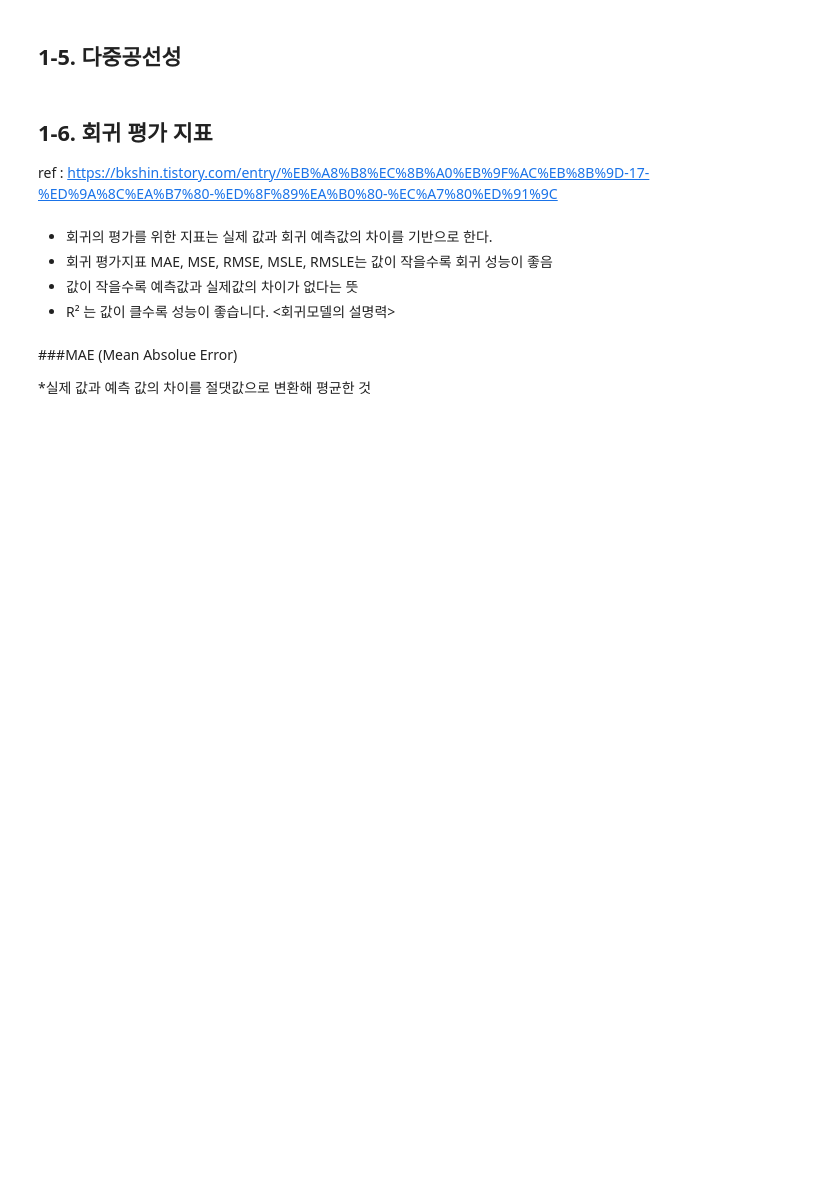
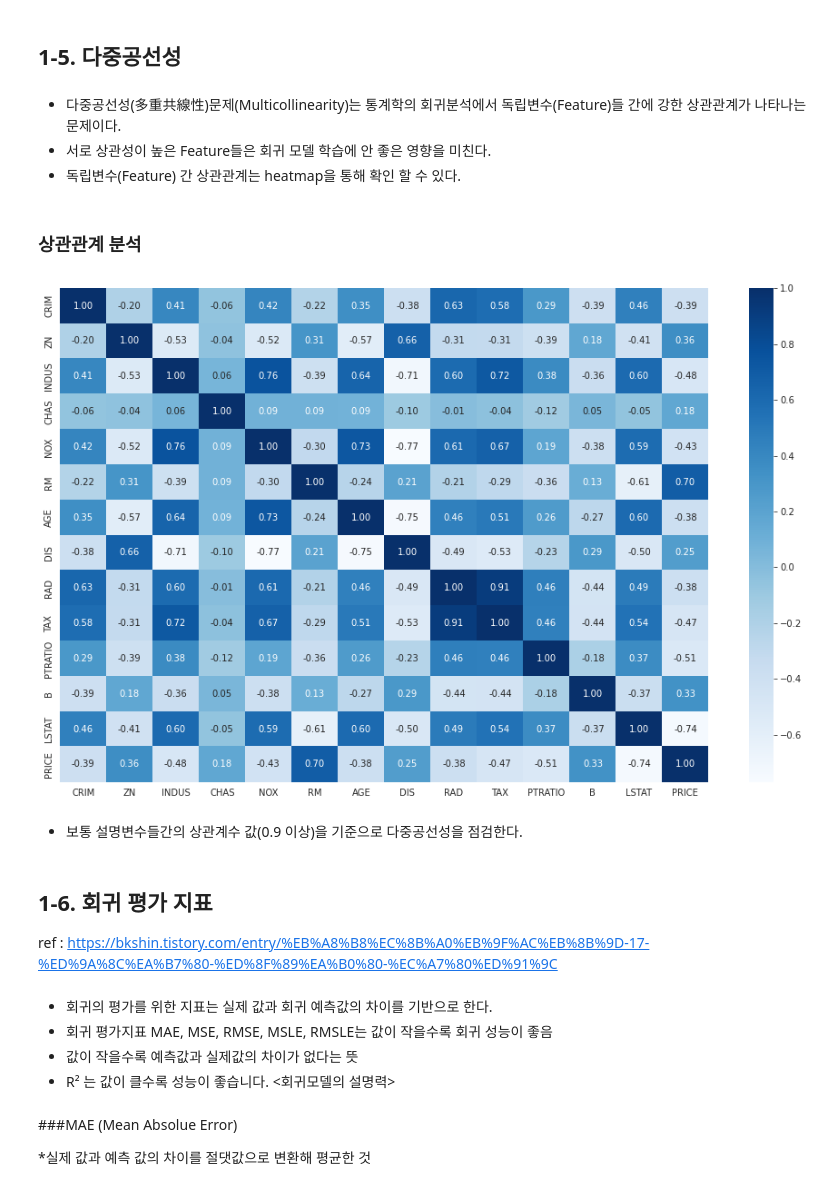
Before and after one commit to choisangh/STUDY, a Jupyter notebook: ML/회귀분석.ipynb, the cells around one changed output. Drawn from its saved outputs; the diff is of its cells as text; code cells hidden in the pictures; blank space fills up the shorter version.

```diff
--- a/ML/회귀분석.ipynb
+++ b/ML/회귀분석.ipynb
@@ -213,5 +264,19 @@ ref : https://velog.io/@sset2323/05-08.-%ED%9A%8C%EA%B7%80-%ED%8A%B8%EB%A6%AC
 # %% [markdown]
 ## 1-5. 다중공선성
+# %% [markdown]
+* 다중공선성(多重共線性)문제(Multicollinearity)는 통계학의 회귀분석에서 독립변수(Feature)들 간에 강한 상관관계가 나타나는 문제이다.
+* 서로 상관성이 높은 Feature들은 회귀 모델 학습에 안 좋은 영향을 미친다.
+* 독립변수(Feature) 간 상관관계는 heatmap을 통해 확인 할 수 있다.
+# %% [markdown]
+### 상관관계 분석
+# %%
+plt.figure(figsize=(16,10))
+sns.heatmap(bostonDF.corr(), annot=True, fmt='.2f', cmap='Blues')
+plt.show()
+# %% [output]
+[figure, added]
+# %% [markdown]
+* 보통 설명변수들간의 상관계수 값(0.9 이상)을 기준으로 다중공선성을 점검한다.
 # %% [markdown]
 ## 1-6. 회귀 평가 지표
 ref : https://bkshin.tistory.com/entry/%EB%A8%B8%EC%8B%A0%EB%9F%AC%EB%8B%9D-17-%ED%9A%8C%EA%B7%80-%ED%8F%89%EA%B0%80-%EC%A7%80%ED%91%9C
```
Also changed, not shown: parts of 41 cells of this notebook.
